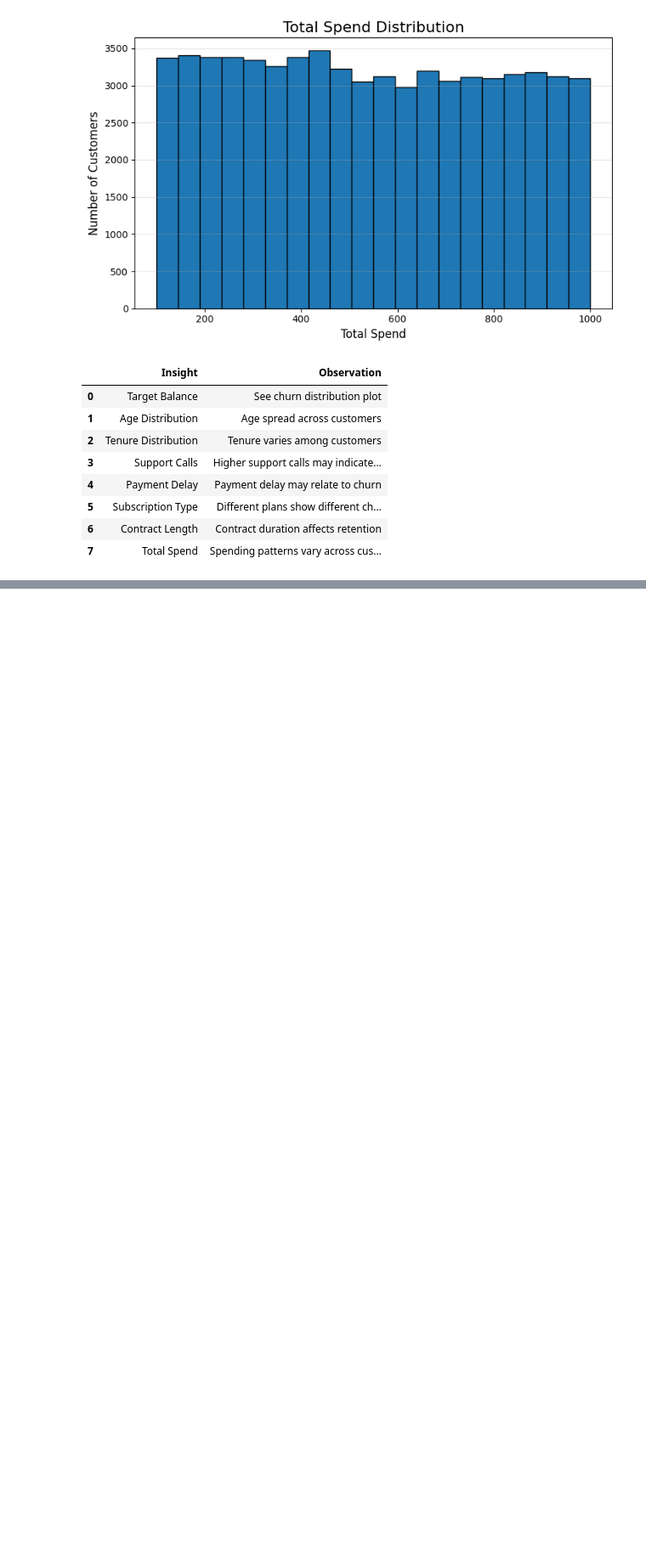
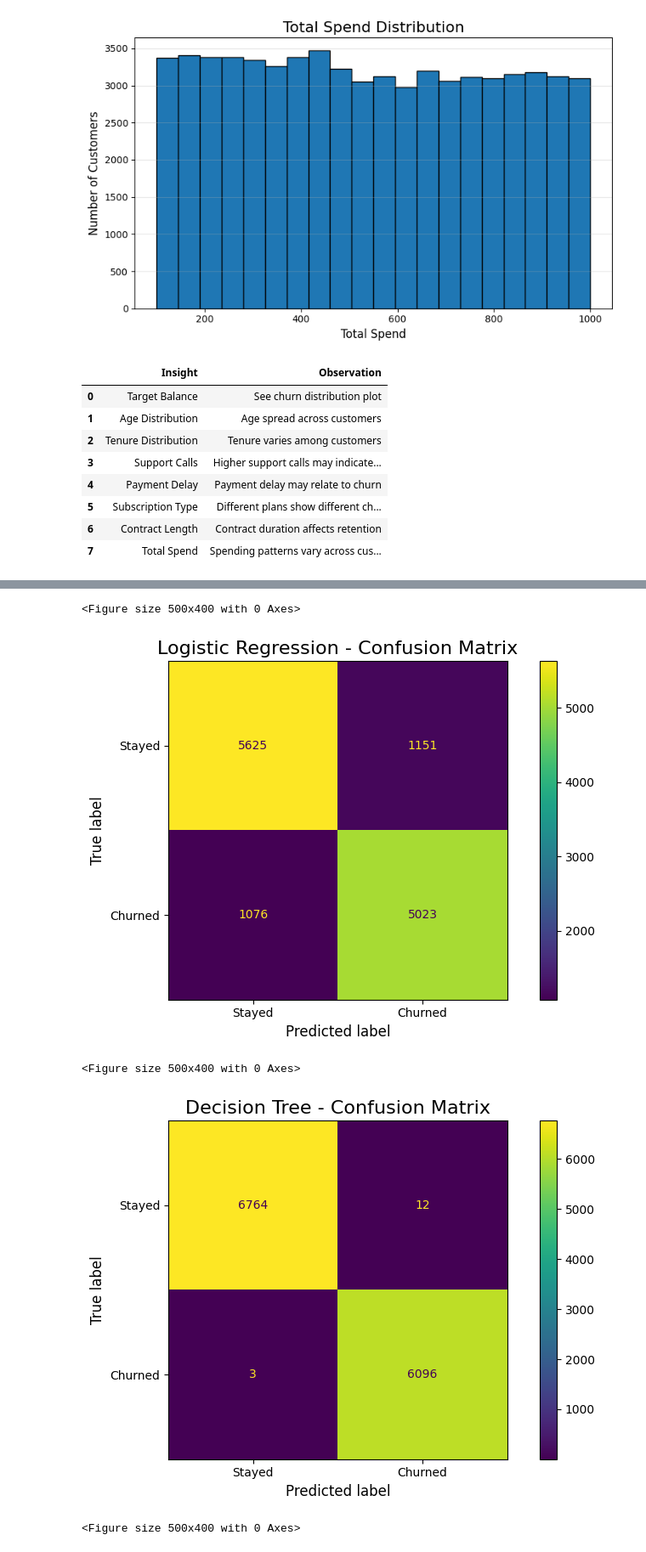
Before and after one commit to Antriksh1Tyagi/customer_churn_prediction, a Jupyter notebook: notebooks/train_model.ipynb, the cells around one changed output, grey strips where cells are left out. Shown at 85% size. Saved outputs shown, nothing was run; the diff lists cells and outputs as text; code cells hidden in the pictures; blank space fills up the shorter version.

Commit message:
Final ML pipeline complete

```diff
--- a/notebooks/train_model.ipynb
+++ b/notebooks/train_model.ipynb
@@ -510,0 +535,24 @@ eda_summary
+# %%
+# create model pipelines
+models = {
+    "Logistic Regression":
+    Pipeline([
+        ("preprocessor", preprocessor),
+        ("classifier", LogisticRegression(random_state=42, max_iter=1000))
+    ]),
+
+    "Decision Tree":
+    Pipeline([
+        ("preprocessor", preprocessor),
+        ("classifier", DecisionTreeClassifier(random_state=42))
+    ]),
+
+    "Random Forest":
+    Pipeline([
+        ("preprocessor", preprocessor),
+        ("classifier", RandomForestClassifier(
+            n_estimators=100,
+            random_state=42
+        ))
+    ])
+}
@@ -510,0 +633,23 @@ eda_summary
+# %%
+# confusion matrix
+for name, model in trained_models.items():
+
+    y_pred = model.predict(X_test)
+
+    plt.figure(figsize=(5,4))
+
+    ConfusionMatrixDisplay.from_predictions(
+        y_test,
+        y_pred,
+        display_labels=["Stayed", "Churned"]
+    )
+
+    plt.title(f"{name} - Confusion Matrix")
+    plt.tight_layout()
+    plt.show()
+# %% [output]
+<Figure size 500x400 with 0 Axes>
+[figure, added]
+<Figure size 500x400 with 0 Axes>
+[figure, added]
+<Figure size 500x400 with 0 Axes>
```
Also changed, not shown: parts of 14 cells of this notebook, 3 other files.
